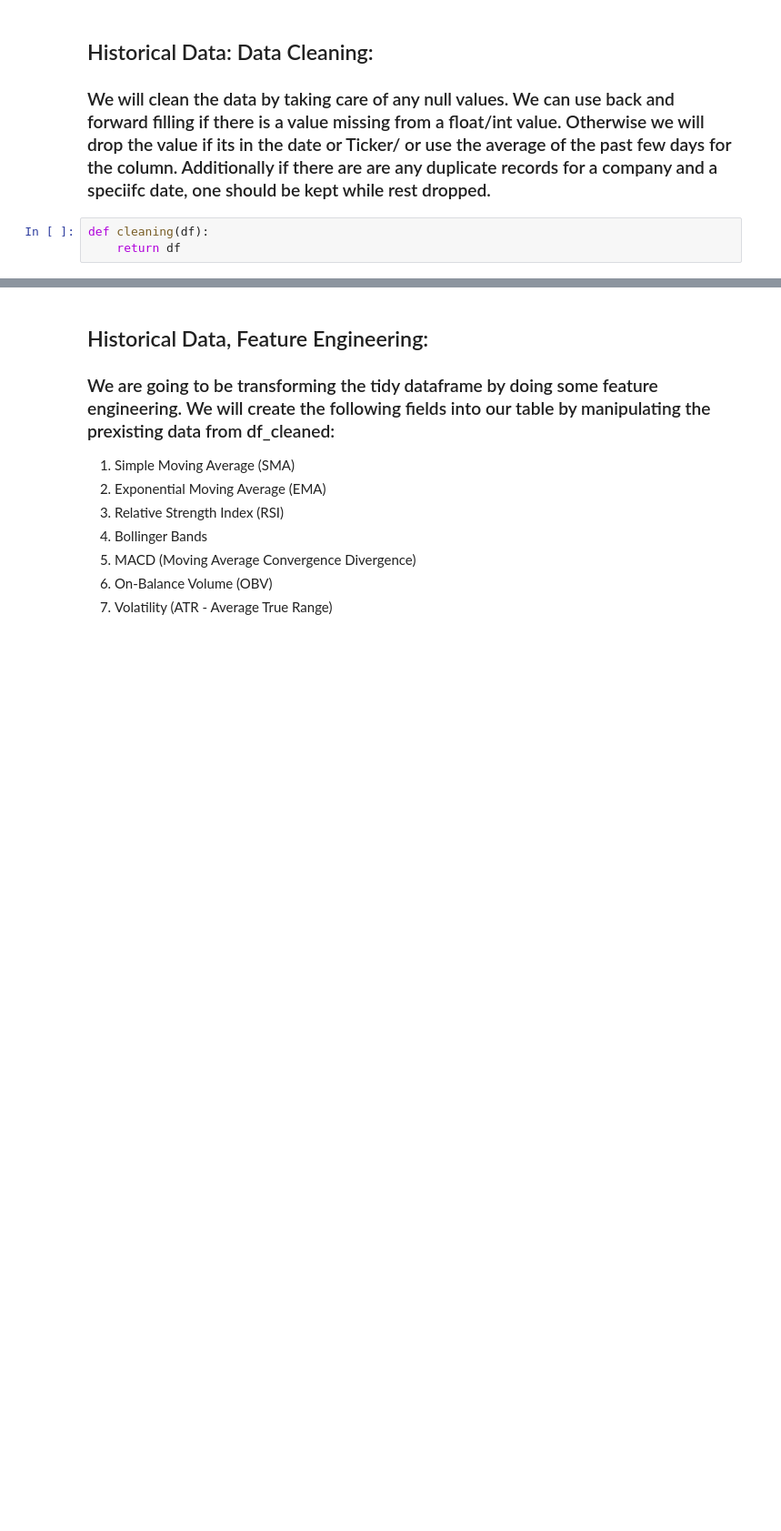
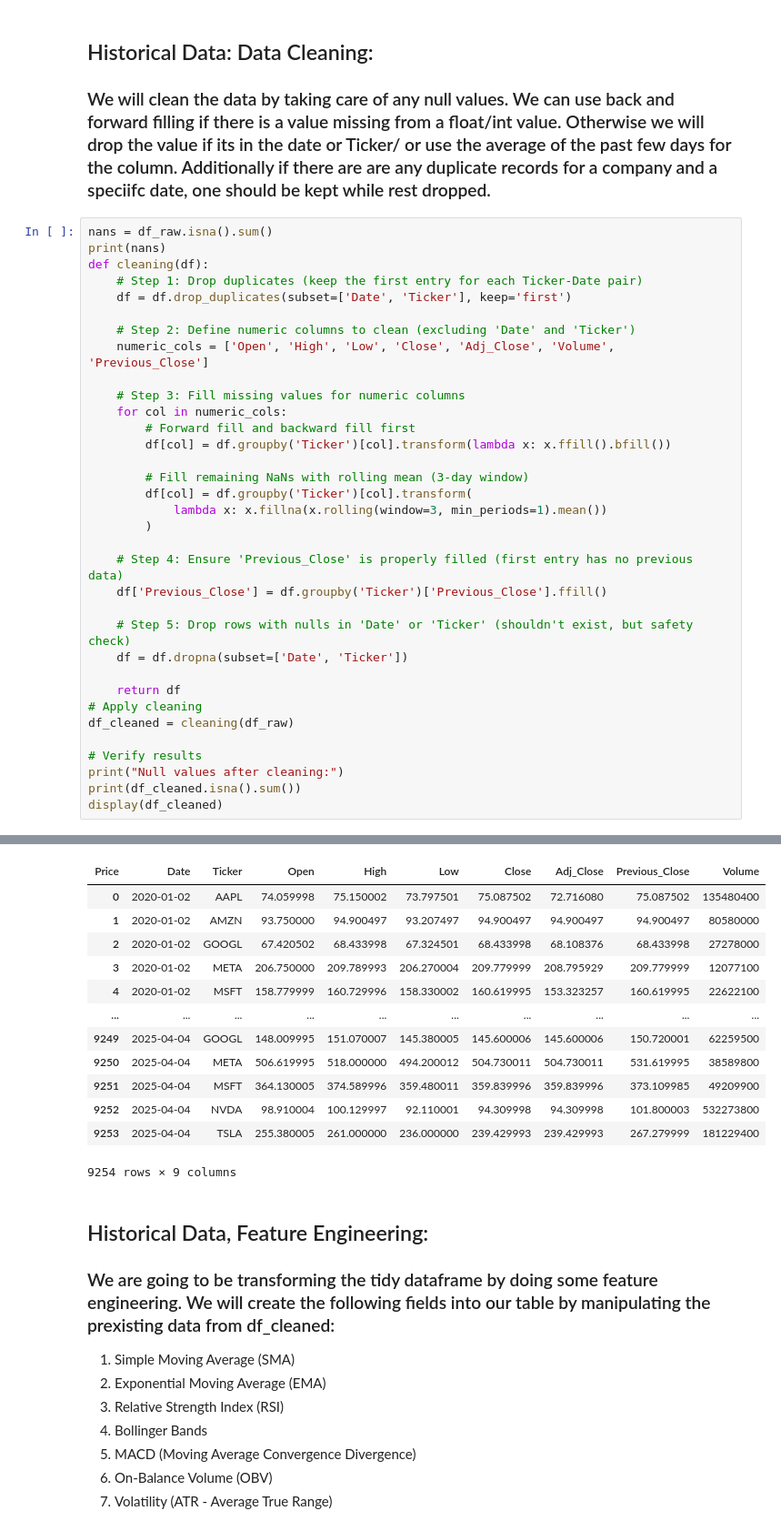
Before and after one commit to HaseemArshad/Stock-Market-Prediction-Model, a Jupyter notebook: StockMarketPredictionModel.ipynb, the cells around one changed output, grey strips where cells are left out. Shown at 91% size. Cells and saved outputs as stored; diff of their text form; blank space fills up the shorter version.

```diff
--- a/StockMarketPredictionModel.ipynb
+++ b/StockMarketPredictionModel.ipynb
@@ -96,6 +96,38 @@ display(df_raw)
 # %% [markdown]
 ## Historical Data: Data Cleaning:
 ### We will clean the data by taking care of any null values. We can use back and forward filling if there is a value missing from a float/int value. Otherwise we will drop the value if its in the date or Ticker/ or use the average of the past few days for the column. Additionally if there are are any duplicate records for a company and a speciifc date, one should be kept while rest dropped.
-# %%
-def cleaning(df):
-    return df
+# %%
+nans = df_raw.isna().sum()
+print(nans)
+def cleaning(df):
+    # Step 1: Drop duplicates (keep the first entry for each Ticker-Date pair)
+    df = df.drop_duplicates(subset=['Date', 'Ticker'], keep='first')
+
+    # Step 2: Define numeric columns to clean (excluding 'Date' and 'Ticker')
+    numeric_cols = ['Open', 'High', 'Low', 'Close', 'Adj_Close', 'Volume', 'Previous_Close']
+
+    # Step 3: Fill missing values for numeric columns
+    for col in numeric_cols:
+        # Forward fill and backward fill first
+        df[col] = df.groupby('Ticker')[col].transform(lambda x: x.ffill().bfill())
+
+        # Fill remaining NaNs with rolling mean (3-day window)
+        df[col] = df.groupby('Ticker')[col].transform(
+            lambda x: x.fillna(x.rolling(window=3, min_periods=1).mean())
+        )
+
+    # Step 4: Ensure 'Previous_Close' is properly filled (first entry has no previous data)
+    df['Previous_Close'] = df.groupby('Ticker')['Previous_Close'].ffill()
+
+    # Step 5: Drop rows with nulls in 'Date' or 'Ticker' (shouldn't exist, but safety check)
+    df = df.dropna(subset=['Date', 'Ticker'])
+
+    return df
+# Apply cleaning
+df_cleaned = cleaning(df_raw)
+
+# Verify results
+print("Null values after cleaning:")
+print(df_cleaned.isna().sum())
+display(df_cleaned)
+# %% [output]
@@ -102,3 +151,16 @@ def cleaning(df):
+| Price | Date | Ticker | Open | High | Low | Close | Adj_Close | Previous_Close | Volume |
+| 0 | 2020-01-02 | AAPL | 74.059998 | 75.150002 | 73.797501 | 75.087502 | 72.716080 | 75.087502 | 135480400 |
+| 1 | 2020-01-02 | AMZN | 93.750000 | 94.900497 | 93.207497 | 94.900497 | 94.900497 | 94.900497 | 80580000 |
+| 2 | 2020-01-02 | GOOGL | 67.420502 | 68.433998 | 67.324501 | 68.433998 | 68.108376 | 68.433998 | 27278000 |
+| 3 | 2020-01-02 | META | 206.750000 | 209.789993 | 206.270004 | 209.779999 | 208.795929 | 209.779999 | 12077100 |
+| 4 | 2020-01-02 | MSFT | 158.779999 | 160.729996 | 158.330002 | 160.619995 | 153.323257 | 160.619995 | 22622100 |
+| ... | ... | ... | ... | ... | ... | ... | ... | ... | ... |
+| 9249 | 2025-04-04 | GOOGL | 148.009995 | 151.070007 | 145.380005 | 145.600006 | 145.600006 | 150.720001 | 62259500 |
+| 9250 | 2025-04-04 | META | 506.619995 | 518.000000 | 494.200012 | 504.730011 | 504.730011 | 531.619995 | 38589800 |
+| 9251 | 2025-04-04 | MSFT | 364.130005 | 374.589996 | 359.480011 | 359.839996 | 359.839996 | 373.109985 | 49209900 |
+| 9252 | 2025-04-04 | NVDA | 98.910004 | 100.129997 | 92.110001 | 94.309998 | 94.309998 | 101.800003 | 532273800 |
+| 9253 | 2025-04-04 | TSLA | 255.380005 | 261.000000 | 236.000000 | 239.429993 | 239.429993 | 267.279999 | 181229400 |
+9254 rows × 9 columns
 # %% [markdown]
 ## Historical Data, Feature Engineering:
 
```
Also changed, not shown: parts of 6 cells of this notebook.
